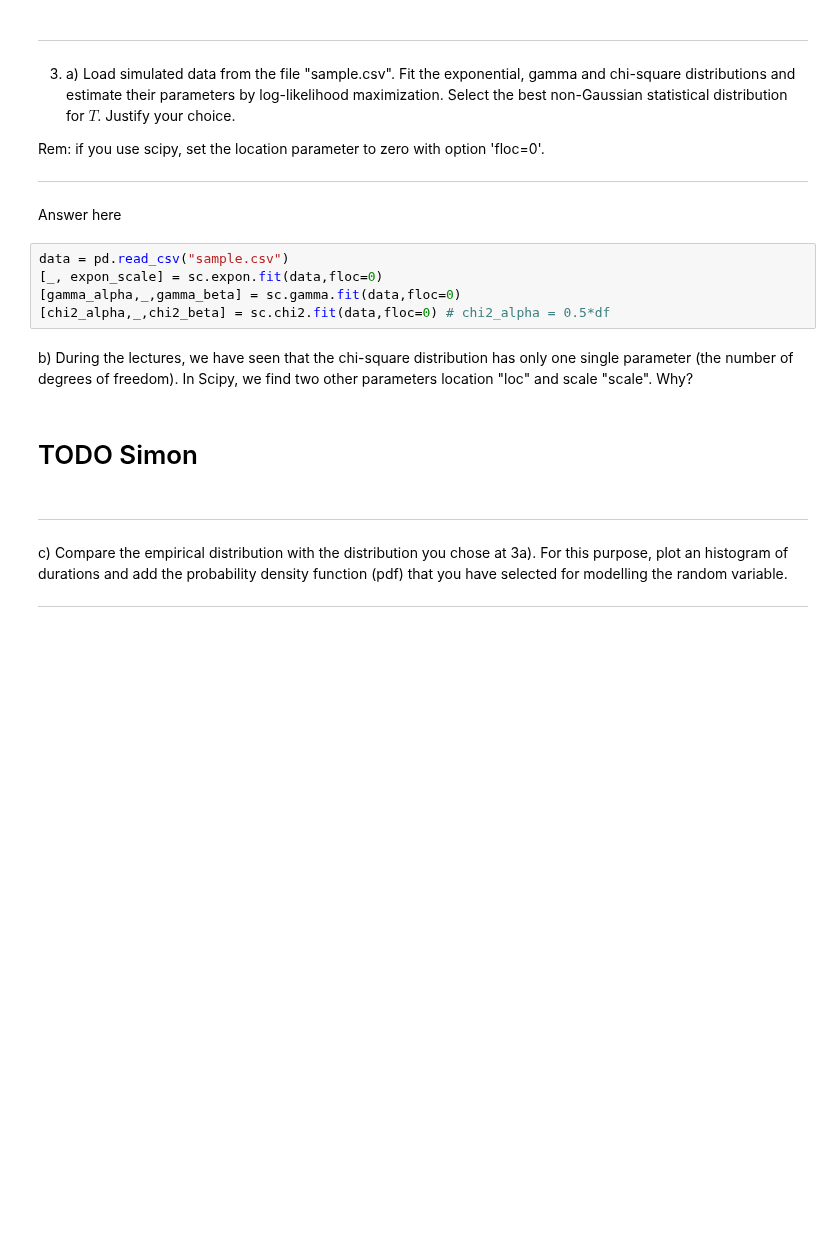
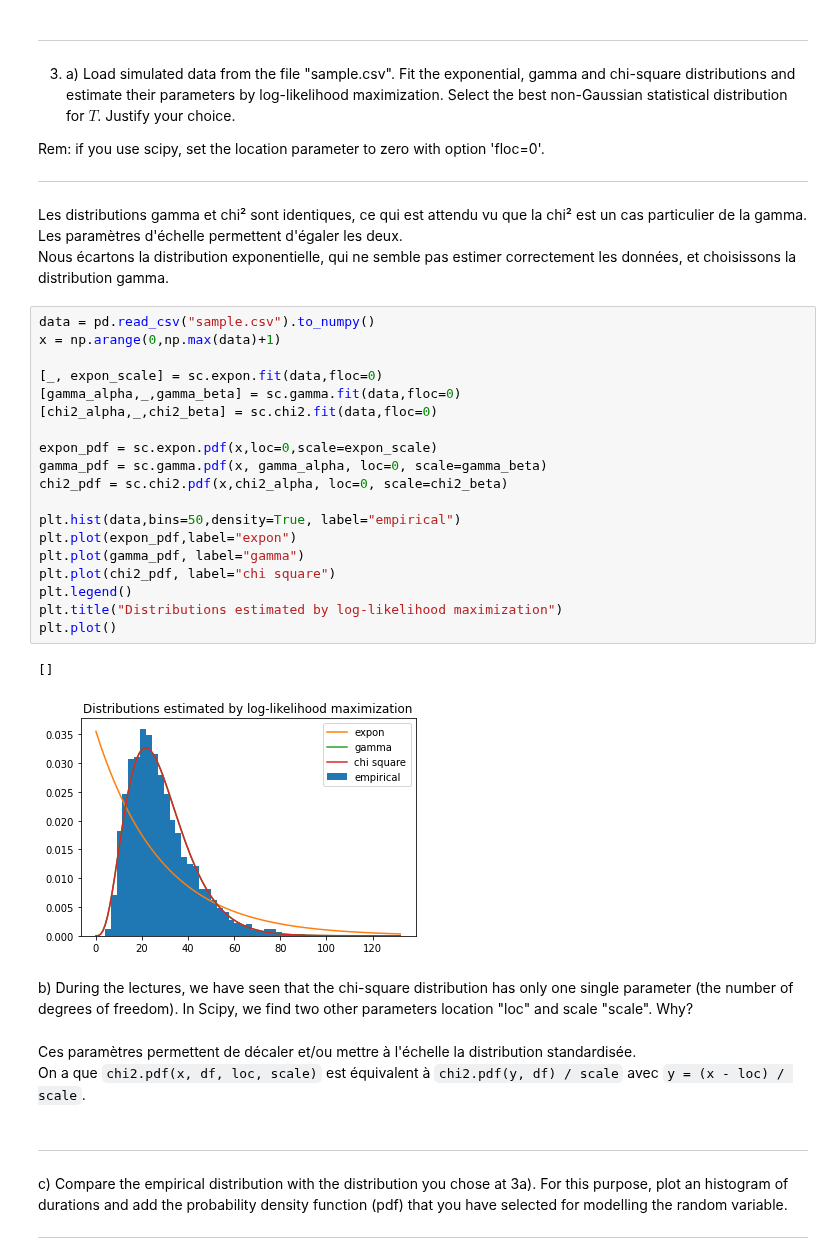
Before and after one commit to evandieren/Statistics-and-Data-Science-LEPL1109, a Jupyter notebook: Hackathon1.ipynb, the cells around one changed output. Saved outputs shown, nothing was run; the diff lists cells and outputs as text; blank space fills up the shorter version.

```diff
--- a/Hackathon1.ipynb
+++ b/Hackathon1.ipynb
@@ -125,17 +125,36 @@ np.savetxt("sample.csv", T, delimiter=",")
 Rem: if you use scipy, set the location parameter to zero with option 'floc=0'.
 
 ------------------------------------------------------------------------------------------------------
-# %% [markdown]
-Answer here
+# %% [markdown]
+Les distributions gamma et chi² sont identiques, ce qui est attendu vu que la chi² est un cas particulier de la gamma. Les paramètres d'échelle permettent d'égaler les deux.
+Nous écartons la distribution exponentielle, qui ne semble pas estimer correctement les données, et choisissons la distribution gamma.
 # %%
-data = pd.read_csv("sample.csv")
+data = pd.read_csv("sample.csv").to_numpy()
+x = np.arange(0,np.max(data)+1)
+
 [_, expon_scale] = sc.expon.fit(data,floc=0)
 [gamma_alpha,_,gamma_beta] = sc.gamma.fit(data,floc=0)
-[chi2_alpha,_,chi2_beta] = sc.chi2.fit(data,floc=0) # chi2_alpha = 0.5*df
+[chi2_alpha,_,chi2_beta] = sc.chi2.fit(data,floc=0)
+
+expon_pdf = sc.expon.pdf(x,loc=0,scale=expon_scale)
+gamma_pdf = sc.gamma.pdf(x, gamma_alpha, loc=0, scale=gamma_beta)
+chi2_pdf = sc.chi2.pdf(x,chi2_alpha, loc=0, scale=chi2_beta)
+
+plt.hist(data,bins=50,density=True, label="empirical")
+plt.plot(expon_pdf,label="expon")
+plt.plot(gamma_pdf, label="gamma")
+plt.plot(chi2_pdf, label="chi square")
+plt.legend()
+plt.title("Distributions estimated by log-likelihood maximization")
+plt.plot()
+# %% [output]
+[]
+[figure, added]
 # %% [markdown]
 b) During the lectures, we have seen that the chi-square distribution has only one single parameter (the number of degrees of freedom). In Scipy, we find two other parameters location "loc" and scale "scale". Why?
-# %% [markdown]
-# TODO Simon
+# %% [markdown]
+Ces paramètres permettent de décaler et/ou mettre à l'échelle la distribution standardisée.
+On a que `chi2.pdf(x, df, loc, scale)` est équivalent à `chi2.pdf(y, df) / scale` avec `y = (x - loc) / scale`.
 # %% [markdown]
 ------------------------------------------------------------------------------------------------------
 
```
Also changed, not shown: parts of 8 cells of this notebook.
